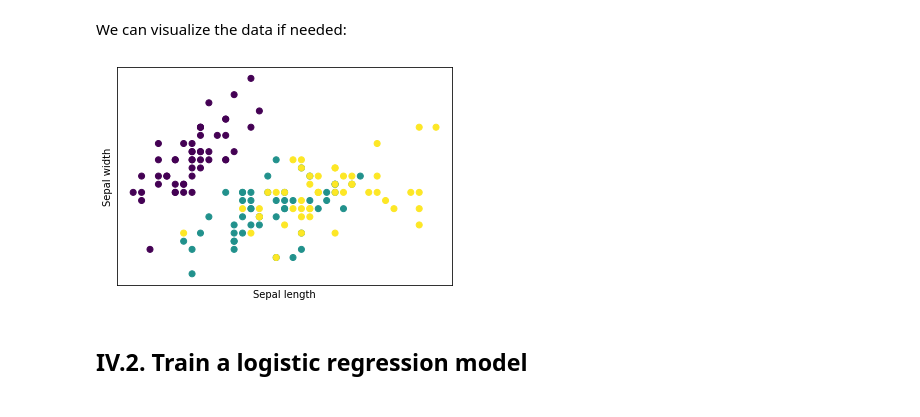
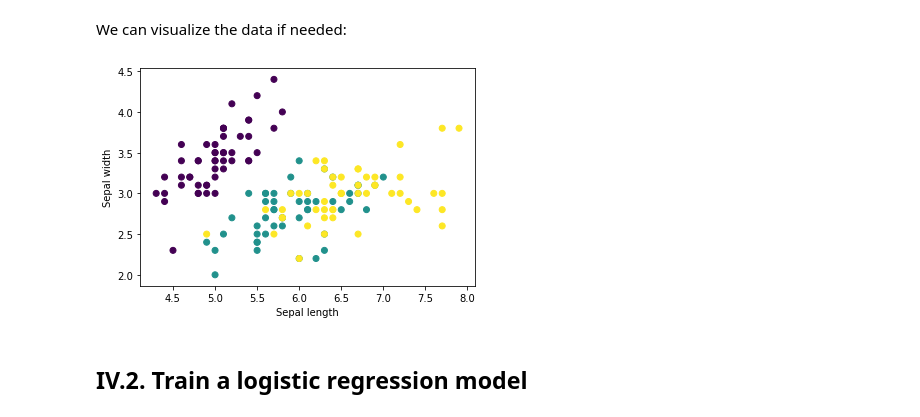
Before and after one commit to vincent-vdb/Edhec_2020_ML_Intro, a Jupyter notebook: 03_Logistic_and_Preparation/01_Logistic_Regression.ipynb, the cells around one changed output. Drawn from its saved outputs; the diff is of its cells as text; code cells hidden in the pictures.

```diff
--- a/03_Logistic_and_Preparation/01_Logistic_Regression.ipynb
+++ b/03_Logistic_and_Preparation/01_Logistic_Regression.ipynb
@@ -278,15 +281,13 @@ We can visualize the data if needed:
 # %%
 from matplotlib import pyplot as plt
 # Plot the training points
 plt.scatter(X[:, 0], X[:, 1], c=y)
 # Format chart
 plt.xlabel('Sepal length')
 plt.ylabel('Sepal width')
-plt.xticks(())
-plt.yticks(())
 plt.show()
 # %% [output]
-[figure, old version]
+[figure, new version]
 # %% [markdown]
 ## IV.2. Train a logistic regression model
 # %% [markdown]
```
Also changed, not shown: parts of 11 cells of this notebook, 4 other files.
